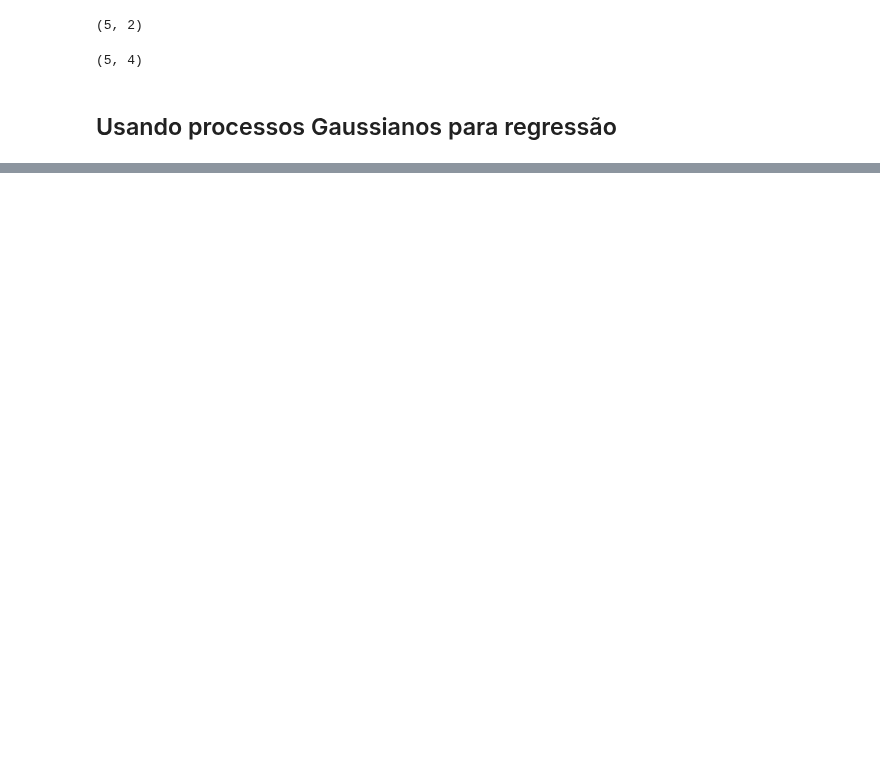
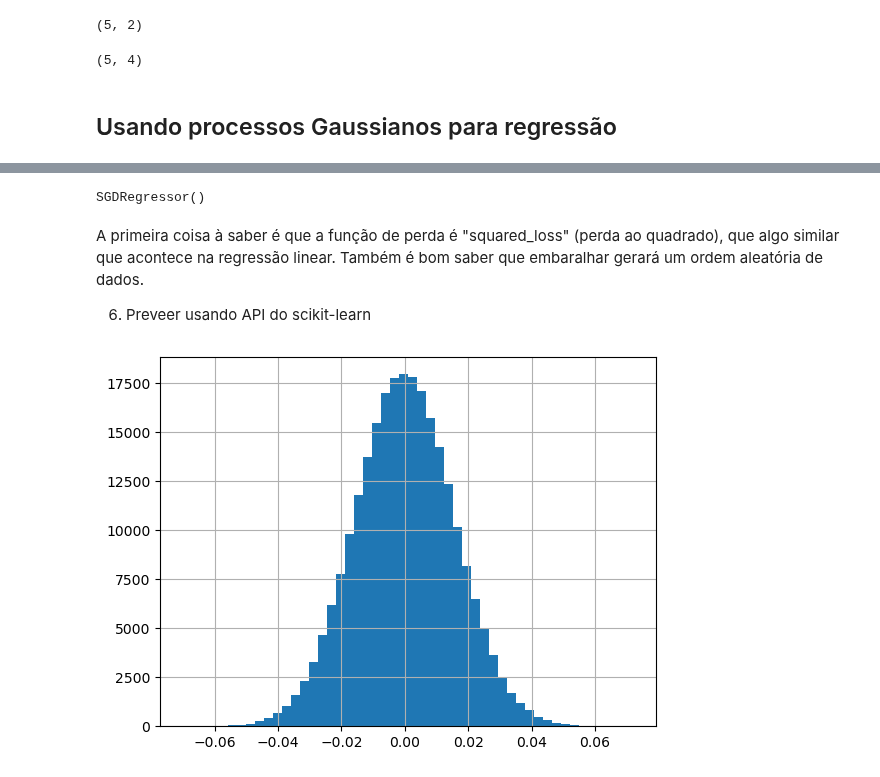
Before and after one commit to samirsaravia/AL-Calc, a Jupyter notebook: ML/scikit-learn/scikit_4.ipynb, the cells around one changed output, grey strips where cells are left out. Cells and saved outputs as stored; diff of their text form; code cells hidden in the pictures; blank space fills up the shorter version.

Commit message:
scikit learn

```diff
--- a/ML/scikit-learn/scikit_4.ipynb
+++ b/ML/scikit-learn/scikit_4.ipynb
@@ -95,0 +341,21 @@ iris_data[:5].shape
+# %%
+sgd = SGDRegressor()
+# %%
+train = np.random.choice([True, False], size=len(y), p=[.75,.25])
+sgd.fit(X[train], y[train])
+# %% [output]
+SGDRegressor()
+# %% [markdown]
+A primeira coisa à saber é que a função de perda é "squared_loss" (perda ao quadrado), que algo similar que acontece na regressão linear. Também é bom saber que  embaralhar gerará um ordem aleatória de dados.
+
+6. Preveer usando API do scikit-learn
+# %%
+y_pred = sgd.predict(X[~train])
+# %%
+%matplotlib inline
+import pandas as pd
+
+pd.Series(y[~train] - y_pred).hist(bins=50)
+plt.show()
+# %% [output]
+[figure, added]
```
Also changed, not shown: parts of 60 cells of this notebook, 2 other files.
